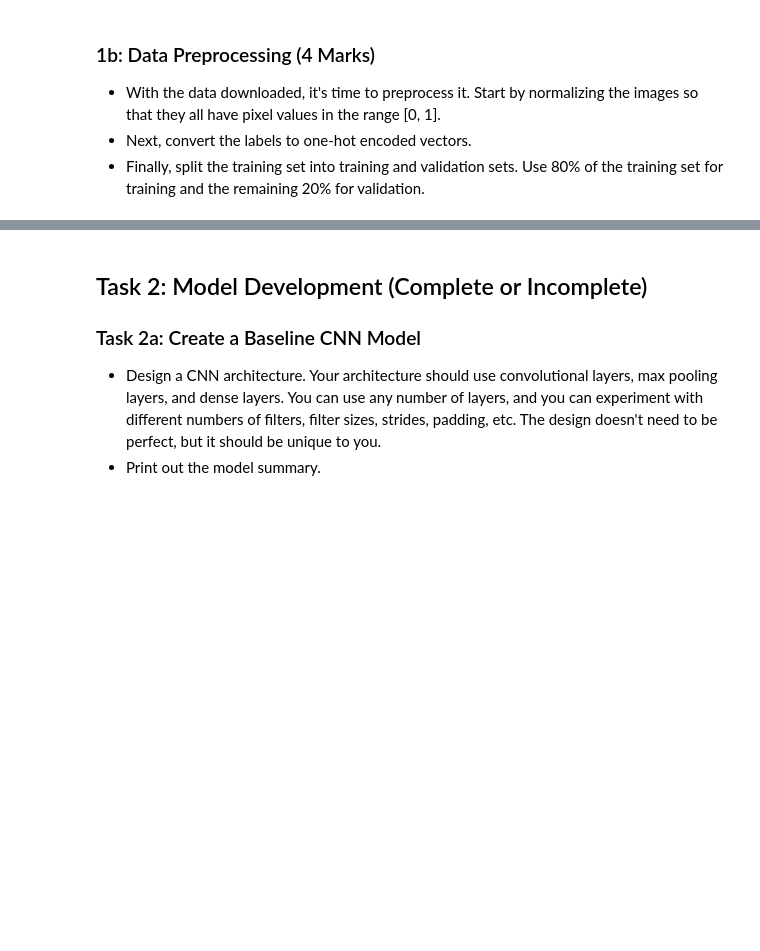
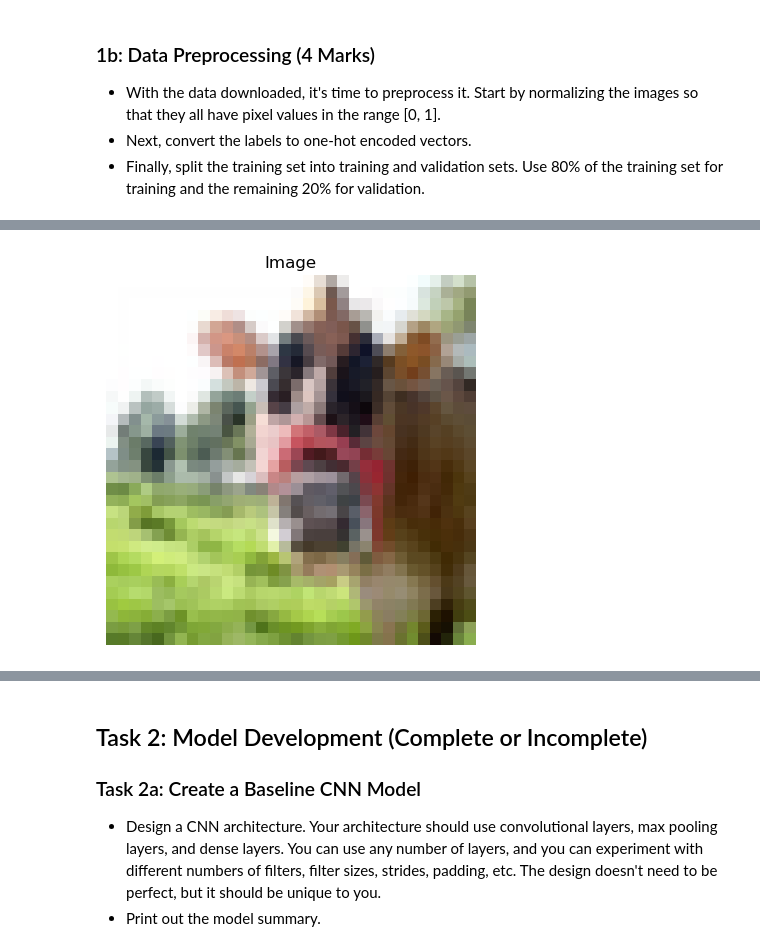
Before and after one commit to s-gunde/deep_learning, a Jupyter notebook: 02_activities/assignments/assignment_1.ipynb, the cells around one changed output, grey strips where cells are left out. Drawn from its saved outputs; the diff is of its cells as text; code cells hidden in the pictures; blank space fills up the shorter version.

```diff
--- a/02_activities/assignments/assignment_1.ipynb
+++ b/02_activities/assignments/assignment_1.ipynb
@@ -99,3 +96,10 @@ plt.show()
 - With the data downloaded, it's time to preprocess it. Start by normalizing the images so that they all have pixel values in the range [0, 1].
 - Next, convert the labels to one-hot encoded vectors.
 - Finally, split the training set into training and validation sets. Use 80% of the training set for training and the remaining 20% for validation.
+# %%
+# Select the first image from the training set
+image = x_train[0]
+
+# Display the pixel values of this image
+print("Pixel values of the selected image:")
+print(image)
@@ -102 +124,11 @@ plt.show()
+# %%
+import matplotlib.pyplot as plt
+
+# Visualize the first image
+plt.imshow(image)
+plt.title("Image")
+plt.axis('off')  # Hide axis labels
+plt.show()
+# %% [output]
+[figure, added]
 # %%
```
Also changed, not shown: parts of 6 cells of this notebook.
